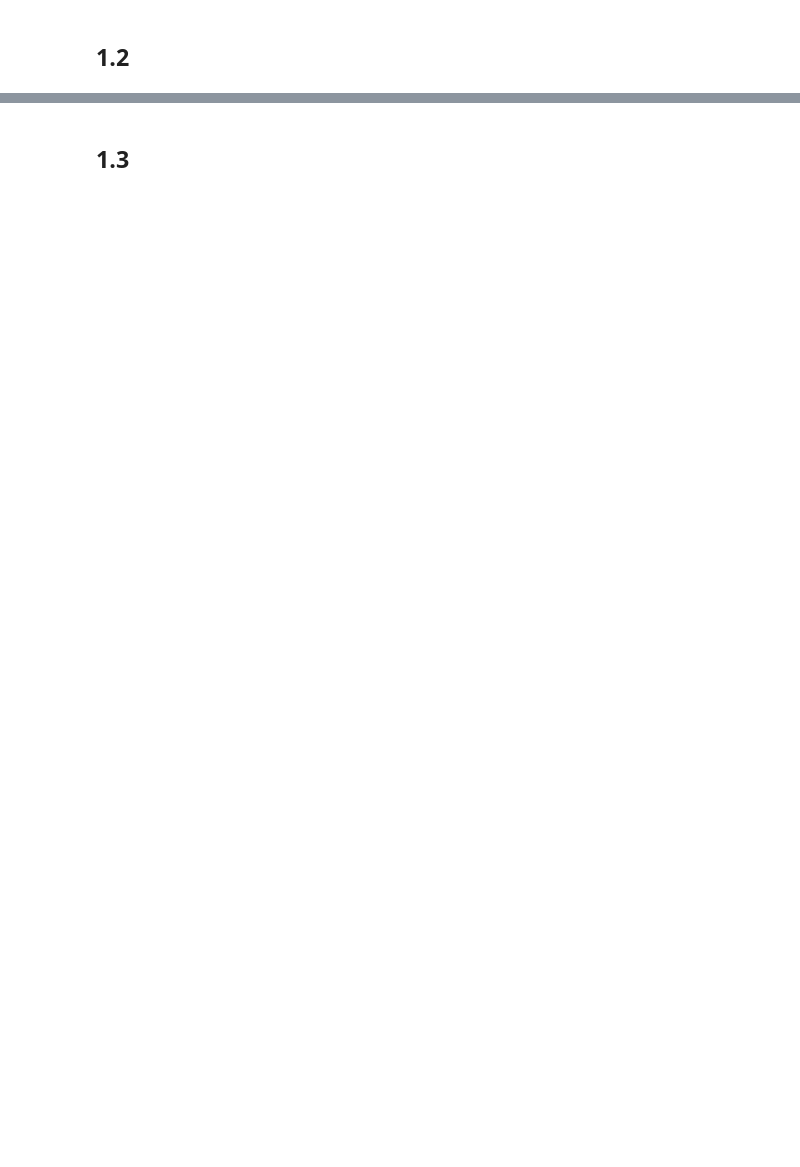
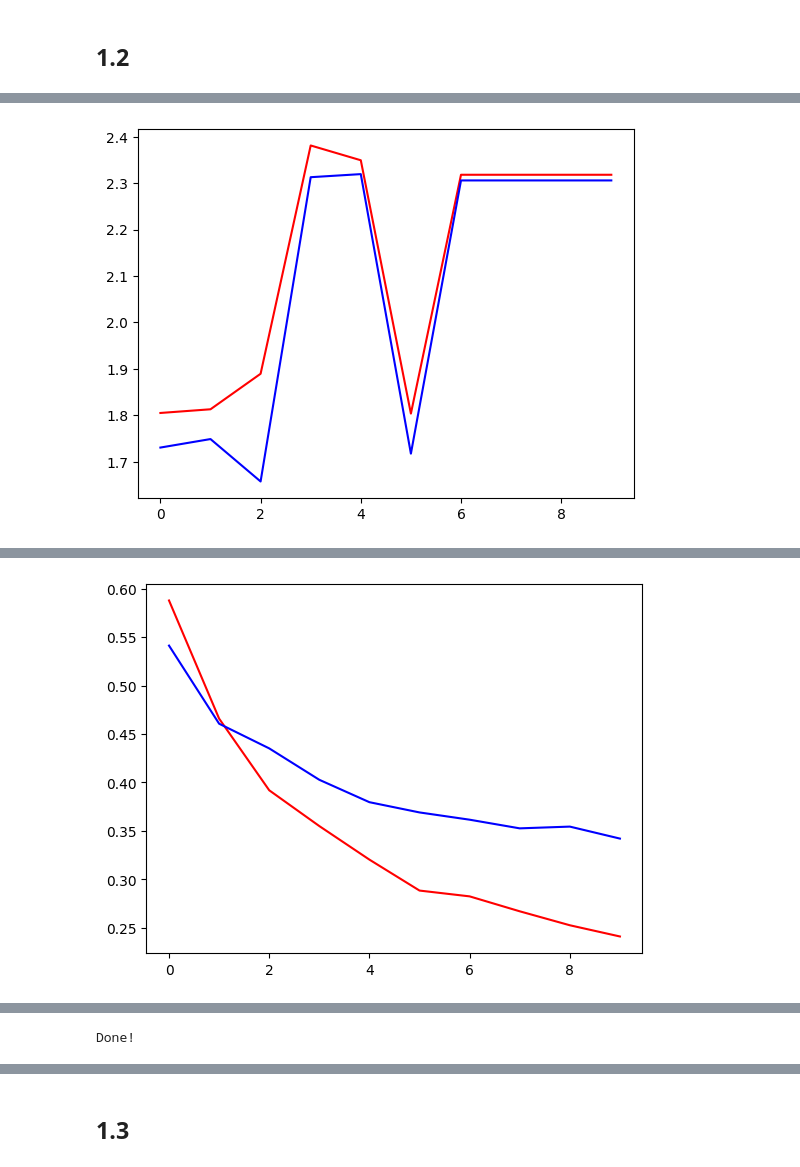
Before and after one commit to CHamilton0/COMP-SCI-7315-Computer-Vision, a Jupyter notebook: Assignment3/A3_Q1-2024.ipynb, the cells around one changed output, grey strips where cells are left out. Cells and saved outputs as stored; diff of their text form; code cells hidden in the pictures; blank space fills up the shorter version.

```diff
--- a/Assignment3/A3_Q1-2024.ipynb
+++ b/Assignment3/A3_Q1-2024.ipynb
@@ -261,7 +258,7 @@ def test(dataloader, model, loss_fn):
     correct /= size
     print(f"Test Error: \n Accuracy: {(100*correct):>0.1f}%, Avg loss: {test_loss:>8f} \n")
 
-    return test_loss
+    return test_loss, correct
 # %%
 #Train and test the model
 epochs = 5
@@ -279,7 +289,7 @@ KeyboardInterrupt:
 ## 1.2
 # %%
 #Train and test the model
-epochs = 2
+epochs = 10
 
 learning_rates = [1, 1e-1, 1e-2, 1e-3]
 
@@ -294,7 +304,7 @@ for rate in learning_rates:
     for t in range(epochs):
         print(f"Epoch {t+1}\n-------------------------------")
         train_loss = train(train_dataloader, model, loss_fn, optimizer)
-        test_loss = test(test_dataloader, model, loss_fn)
+        test_loss, _ = test(test_dataloader, model, loss_fn)
 
         train_losses.append(train_loss)
         test_losses.append(test_loss)
@@ -324,0 +335 @@ loss:     nan  [32000/60000]
+[figure, added]
@@ -325,0 +353 @@ KeyboardInterrupt:
+[figure, added]
@@ -325,0 +390 @@ KeyboardInterrupt:
+Done!
```
Also changed, not shown: parts of 7 cells of this notebook.
